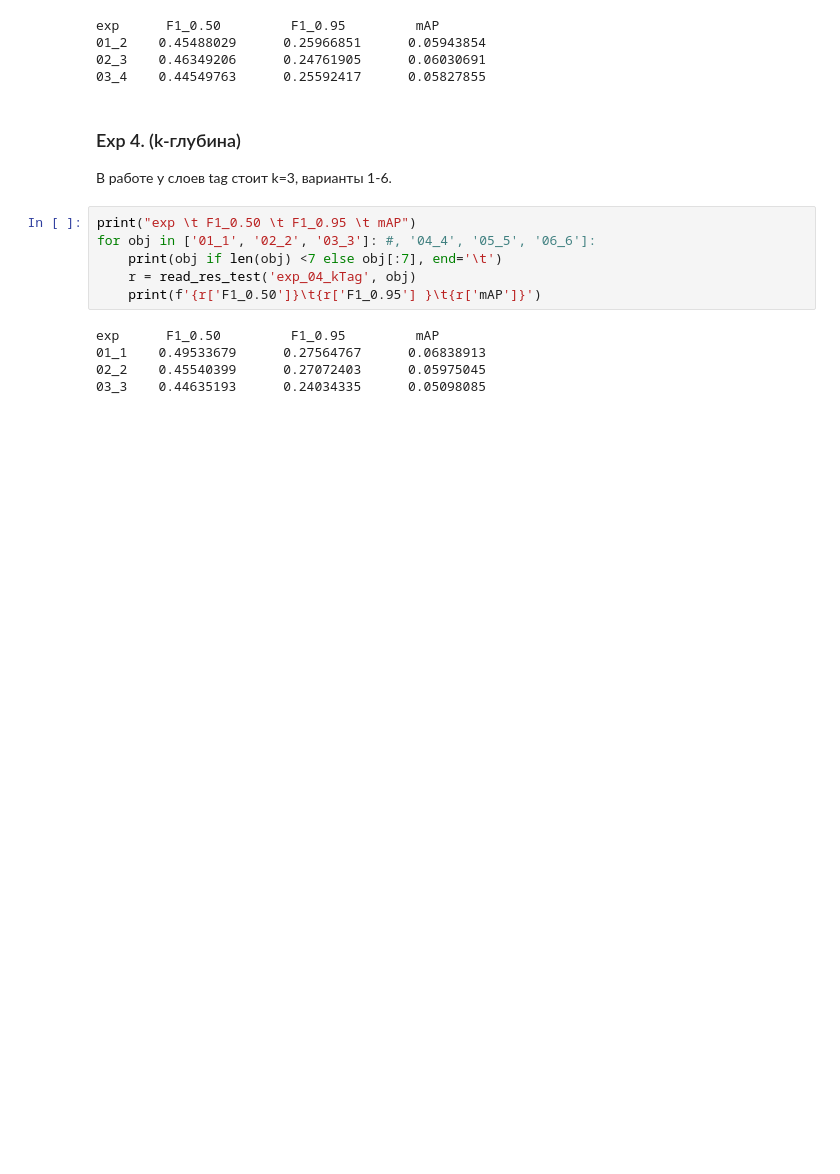
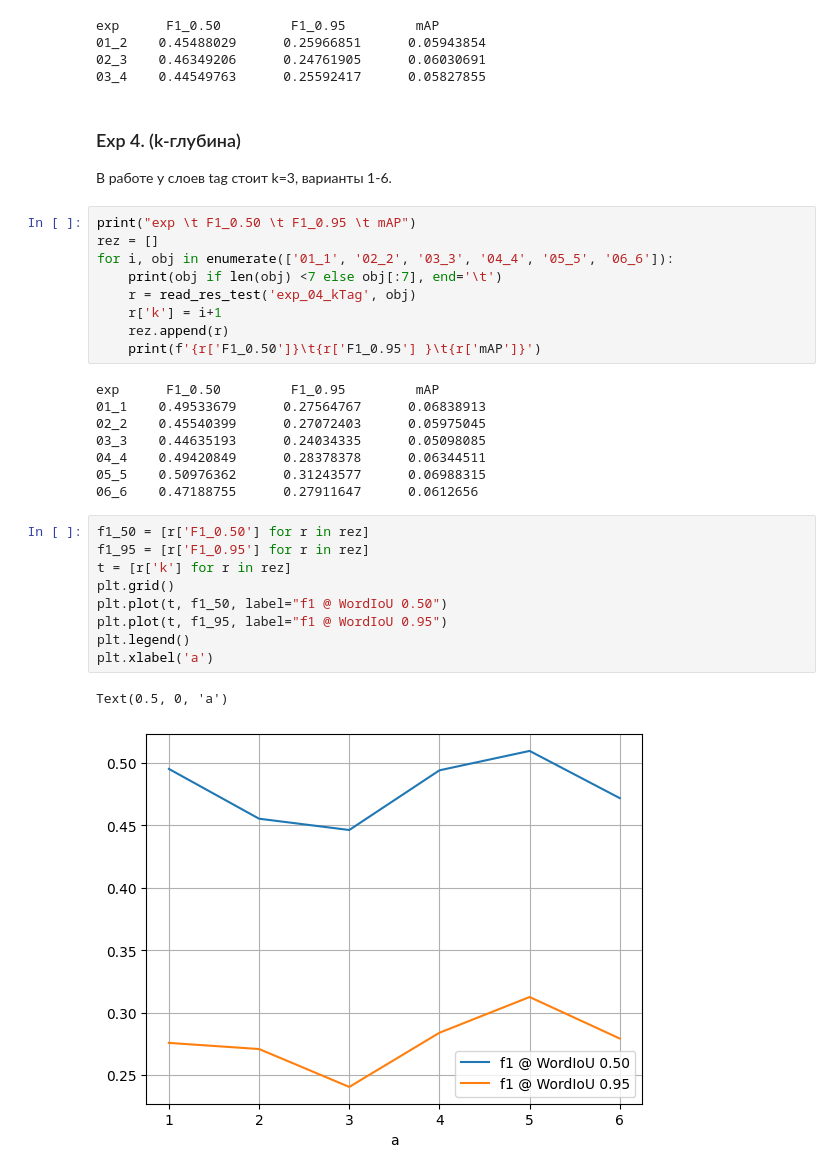
Before and after one commit to YRL-AIDA/wordGLAM, a Jupyter notebook: report.ipynb, the cells around one changed output. Drawn from its saved outputs; the diff is of its cells as text; blank space fills up the shorter version.

```diff
--- a/report.ipynb
+++ b/report.ipynb
@@ -153,12 +153,30 @@ exp      F1_0.50         F1_0.95         mAP
 В работе у слоев tag стоит k=3, варианты 1-6.
 # %%
 print("exp \t F1_0.50 \t F1_0.95 \t mAP")
-for obj in ['01_1', '02_2', '03_3']: #, '04_4', '05_5', '06_6']:
+rez = []
+for i, obj in enumerate(['01_1', '02_2', '03_3', '04_4', '05_5', '06_6']):
     print(obj if len(obj) <7 else obj[:7], end='\t')
     r = read_res_test('exp_04_kTag', obj)
+    r['k'] = i+1
+    rez.append(r)
     print(f'{r['F1_0.50']}\t{r['F1_0.95'] }\t{r['mAP']}')
 # %% [output]
 exp      F1_0.50         F1_0.95         mAP
 01_1    0.49533679      0.27564767      0.06838913
 02_2    0.45540399      0.27072403      0.05975045
 03_3    0.44635193      0.24034335      0.05098085
+04_4    0.49420849      0.28378378      0.06344511
+05_5    0.50976362      0.31243577      0.06988315
+06_6    0.47188755      0.27911647      0.0612656
+# %%
+f1_50 = [r['F1_0.50'] for r in rez]
+f1_95 = [r['F1_0.95'] for r in rez]
+t = [r['k'] for r in rez]
+plt.grid()
+plt.plot(t, f1_50, label="f1 @ WordIoU 0.50")
+plt.plot(t, f1_95, label="f1 @ WordIoU 0.95")
+plt.legend()
+plt.xlabel('a')
+# %% [output]
+Text(0.5, 0, 'a')
+[figure, added]
```
Also changed, not shown: 4 other files.
